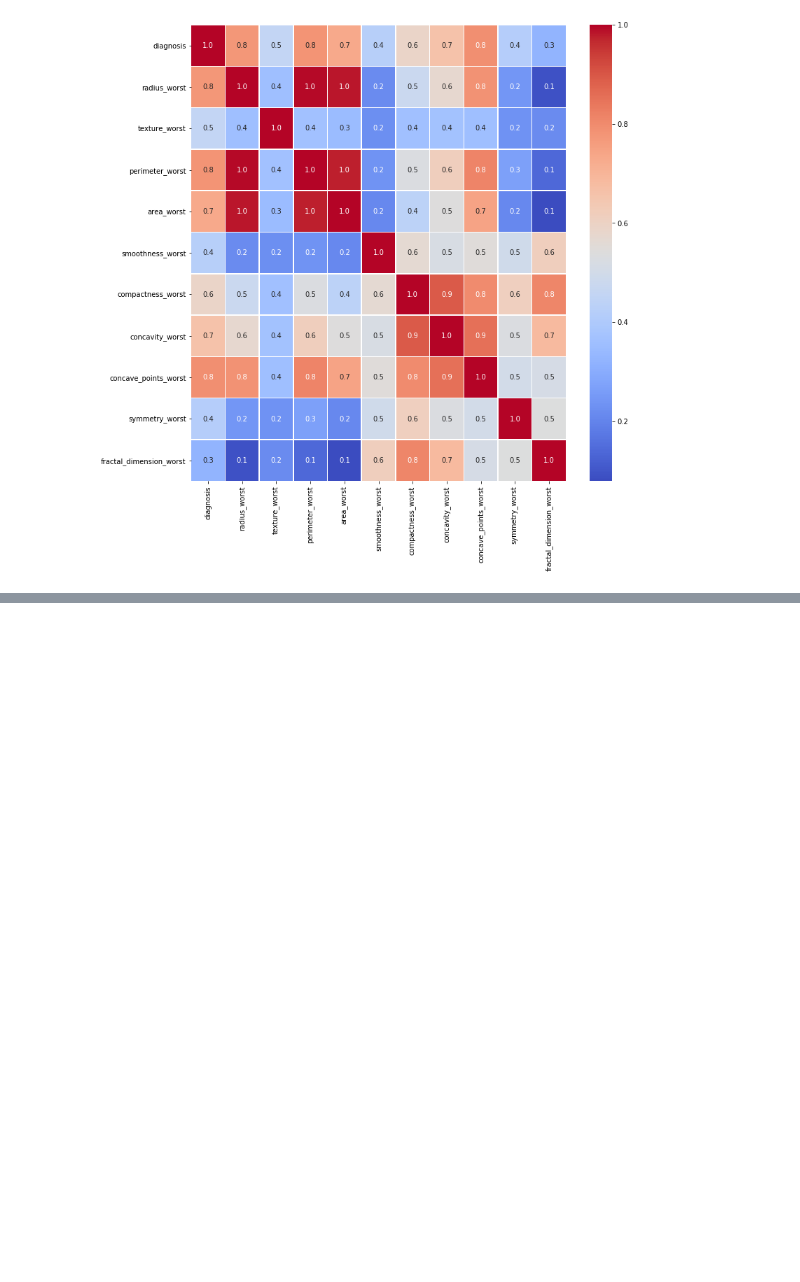
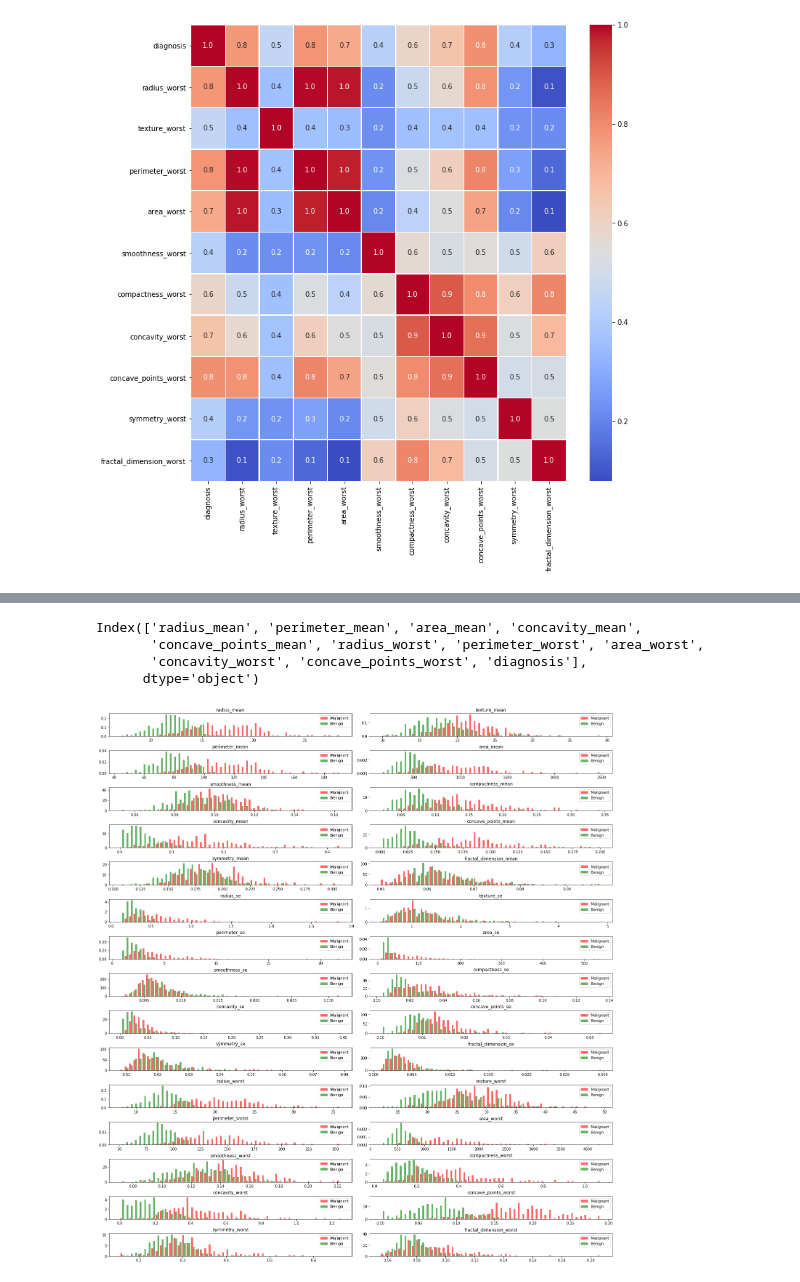
Before and after one commit to lmiranda1107/ml_final_project, a Jupyter notebook: Step_3-model_selection.ipynb, the cells around one changed output, grey strips where cells are left out. Cells and saved outputs as stored; diff of their text form; code cells hidden in the pictures; blank space fills up the shorter version.

```diff
--- a/Step_3-model_selection.ipynb
+++ b/Step_3-model_selection.ipynb
@@ -144,0 +146,4 @@ sns_plot=sns.heatmap(df_worst.corr(), annot=True, linewidths=.5, fmt= '.1f',ax=a
+# %%
+# Step 1: Separate out M and B data for graph comparison
+malignant = df[df['diagnosis'] ==1]
+benign = df[df['diagnosis'] ==0]
@@ -144,0 +172,27 @@ sns_plot=sns.heatmap(df_worst.corr(), annot=True, linewidths=.5, fmt= '.1f',ax=a
+# %%
+correlation_data.columns
+# %% [output]
+Index(['radius_mean', 'perimeter_mean', 'area_mean', 'concavity_mean',
+       'concave_points_mean', 'radius_worst', 'perimeter_worst', 'area_worst',
+       'concavity_worst', 'concave_points_worst', 'diagnosis'],
+      dtype='object')
+# %%
+df_feature_only = df.drop("diagnosis", axis=1)
+df_list=df_feature_only.columns
+# %%
+#Plot all 30 features to show correlations
+plt.rcParams.update({'font.size': 10})
+plot, graphs = plt.subplots(nrows=15, ncols=2, figsize=(20,24))
+graphs = graphs.flatten()
+for idx, graph in enumerate(graphs):
+    graph.figure
+
+    binwidth= (max(df[df_list[idx]]) - min(df[df_list[idx]]))/50
+    bins = np.arange(min(df[df_list[idx]]), max(df[df_list[idx]]) + binwidth, binwidth)
+    graph.hist([malignant[df_list[idx]],benign[df_list[idx]]], bins=bins, alpha=0.6, density=True, label=['Malignant','Benign'], color=['red','green'])
+    graph.legend(loc='upper right')
+    graph.set_title(df_list[idx])
+plt.tight_layout()
+plt.subplots_adjust(top=0.88)
+# %% [output]
+[figure, added]
```
Also changed, not shown: parts of 32 cells of this notebook, 3 other files.
